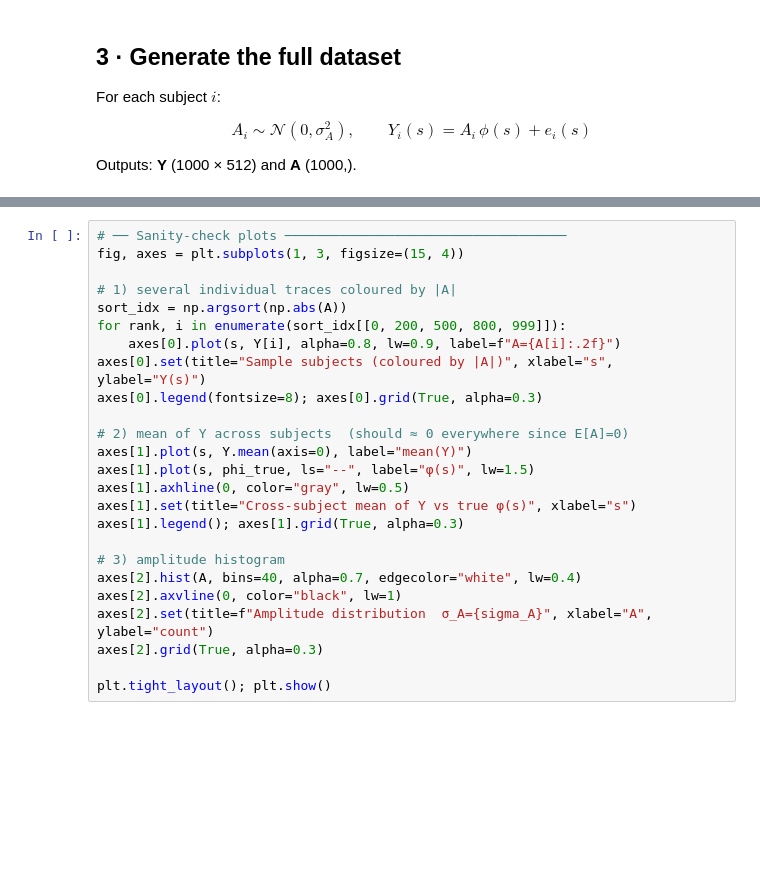
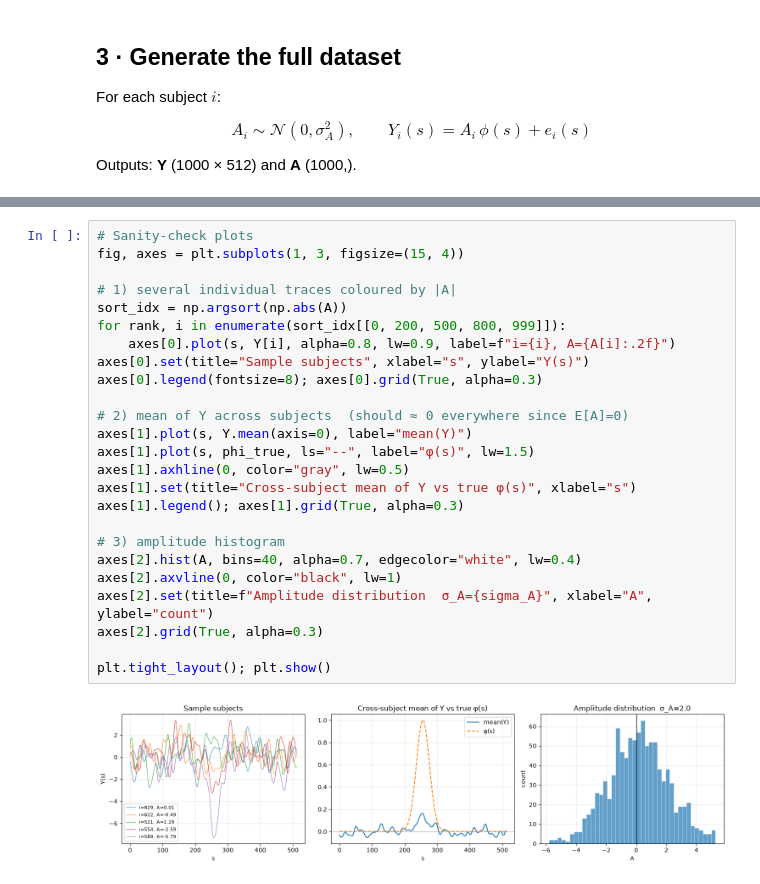
Before and after one commit to whitebabycamel96/brain-age-cnn, a Jupyter notebook: simulation/signal_analysis.ipynb, the cells around one changed output, grey strips where cells are left out. Cells and saved outputs as stored; diff of their text form; blank space fills up the shorter version.

```diff
--- a/simulation/signal_analysis.ipynb
+++ b/simulation/signal_analysis.ipynb
@@ -115,27 +127,29 @@ print(f"E[Y] across subjects at bump centre: {Y[:, mu].mean():.4f}  (expect ≈0
 # %%
-# ── Sanity-check plots ────────────────────────────────────
+# Sanity-check plots
 fig, axes = plt.subplots(1, 3, figsize=(15, 4))
 
 # 1) several individual traces coloured by |A|
 sort_idx = np.argsort(np.abs(A))
 for rank, i in enumerate(sort_idx[[0, 200, 500, 800, 999]]):
-    axes[0].plot(s, Y[i], alpha=0.8, lw=0.9, label=f"A={A[i]:.2f}")
-axes[0].set(title="Sample subjects (coloured by |A|)", xlabel="s", ylabel="Y(s)")
+    axes[0].plot(s, Y[i], alpha=0.8, lw=0.9, label=f"i={i}, A={A[i]:.2f}")
+axes[0].set(title="Sample subjects", xlabel="s", ylabel="Y(s)")
 axes[0].legend(fontsize=8); axes[0].grid(True, alpha=0.3)
 
 # 2) mean of Y across subjects  (should ≈ 0 everywhere since E[A]=0)
 axes[1].plot(s, Y.mean(axis=0), label="mean(Y)")
 axes[1].plot(s, phi_true, ls="--", label="φ(s)", lw=1.5)
 axes[1].axhline(0, color="gray", lw=0.5)
 axes[1].set(title="Cross-subject mean of Y vs true φ(s)", xlabel="s")
 axes[1].legend(); axes[1].grid(True, alpha=0.3)
 
 # 3) amplitude histogram
 axes[2].hist(A, bins=40, alpha=0.7, edgecolor="white", lw=0.4)
 axes[2].axvline(0, color="black", lw=1)
 axes[2].set(title=f"Amplitude distribution  σ_A={sigma_A}", xlabel="A", ylabel="count")
 axes[2].grid(True, alpha=0.3)
 
 plt.tight_layout(); plt.show()
+# %% [output]
+[figure, added]
 # %% [markdown]
 ---
```
Also changed, not shown: parts of 44 cells of this notebook.
